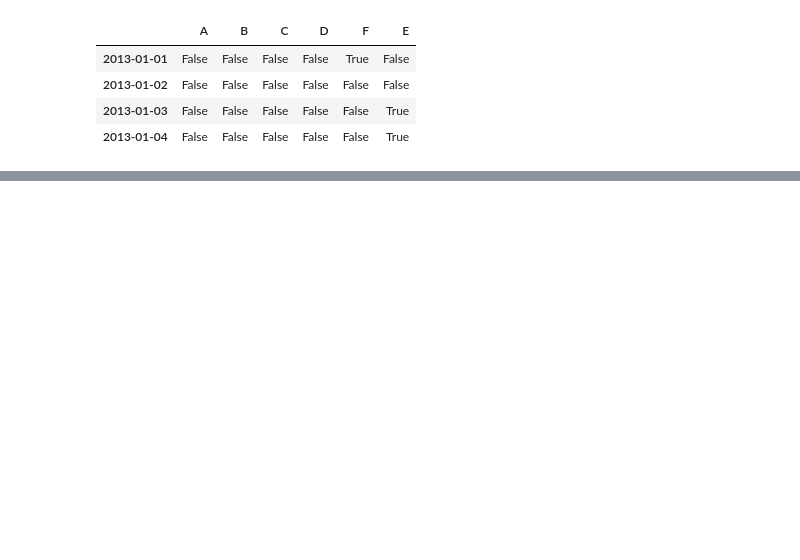
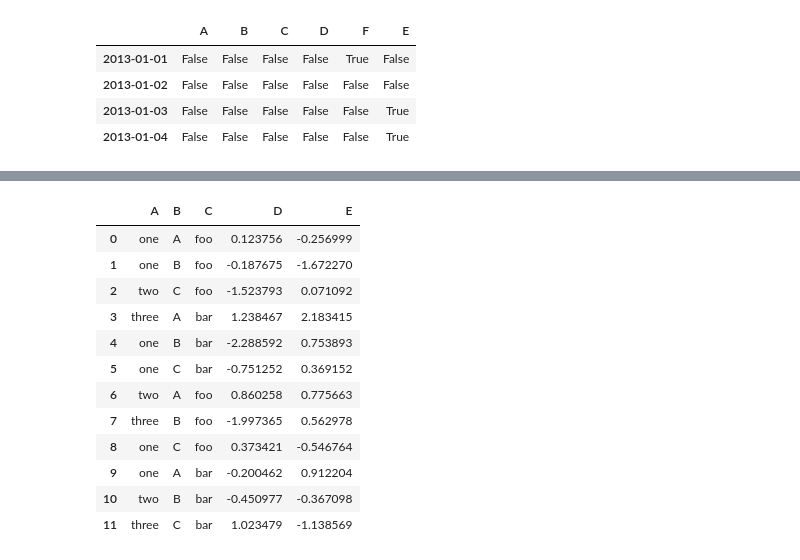
Before and after one commit to kmk4021/data_science, a Jupyter notebook: Homwork1 Pandas.ipynb, the cells around one changed output, grey strips where cells are left out. Drawn from its saved outputs; the diff is of its cells as text; code cells hidden in the pictures; blank space fills up the shorter version.

```diff
--- a/Homwork1 Pandas.ipynb
+++ b/Homwork1 Pandas.ipynb
@@ -354,0 +644,22 @@ pd.isnull(df1)
+# %%
+df = pd.DataFrame({'A': ['one', 'one', 'two', 'three'] * 3,
+                   'B': ['A', 'B', 'C'] * 4,
+                   'C': ['foo', 'foo', 'foo', 'bar', 'bar', 'bar'] * 2,
+                   'D': np.random.randn(12),
+                   'E': np.random.randn(12)})
+# %%
+df
+# %% [output]
+|  | A | B | C | D | E |
+| 0 | one | A | foo | 0.123756 | -0.256999 |
+| 1 | one | B | foo | -0.187675 | -1.672270 |
+| 2 | two | C | foo | -1.523793 | 0.071092 |
+| 3 | three | A | bar | 1.238467 | 2.183415 |
+| 4 | one | B | bar | -2.288592 | 0.753893 |
+| 5 | one | C | bar | -0.751252 | 0.369152 |
+| 6 | two | A | foo | 0.860258 | 0.775663 |
+| 7 | three | B | foo | -1.997365 | 0.562978 |
+| 8 | one | C | foo | 0.373421 | -0.546764 |
+| 9 | one | A | bar | -0.200462 | 0.912204 |
+| 10 | two | B | bar | -0.450977 | -0.367098 |
+| 11 | three | C | bar | 1.023479 | -1.138569 |
```
Also changed, not shown: parts of 75 cells of this notebook.
